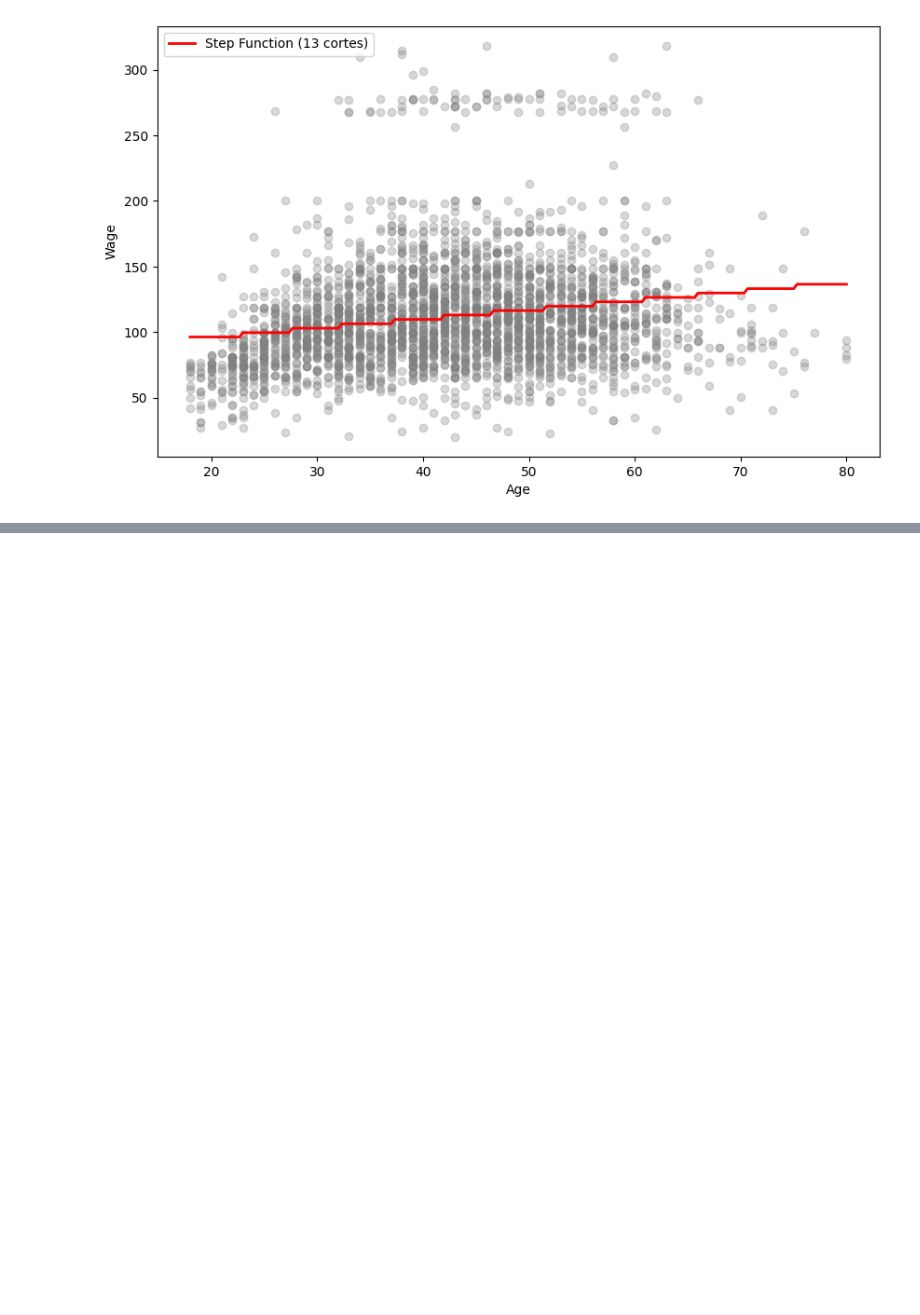
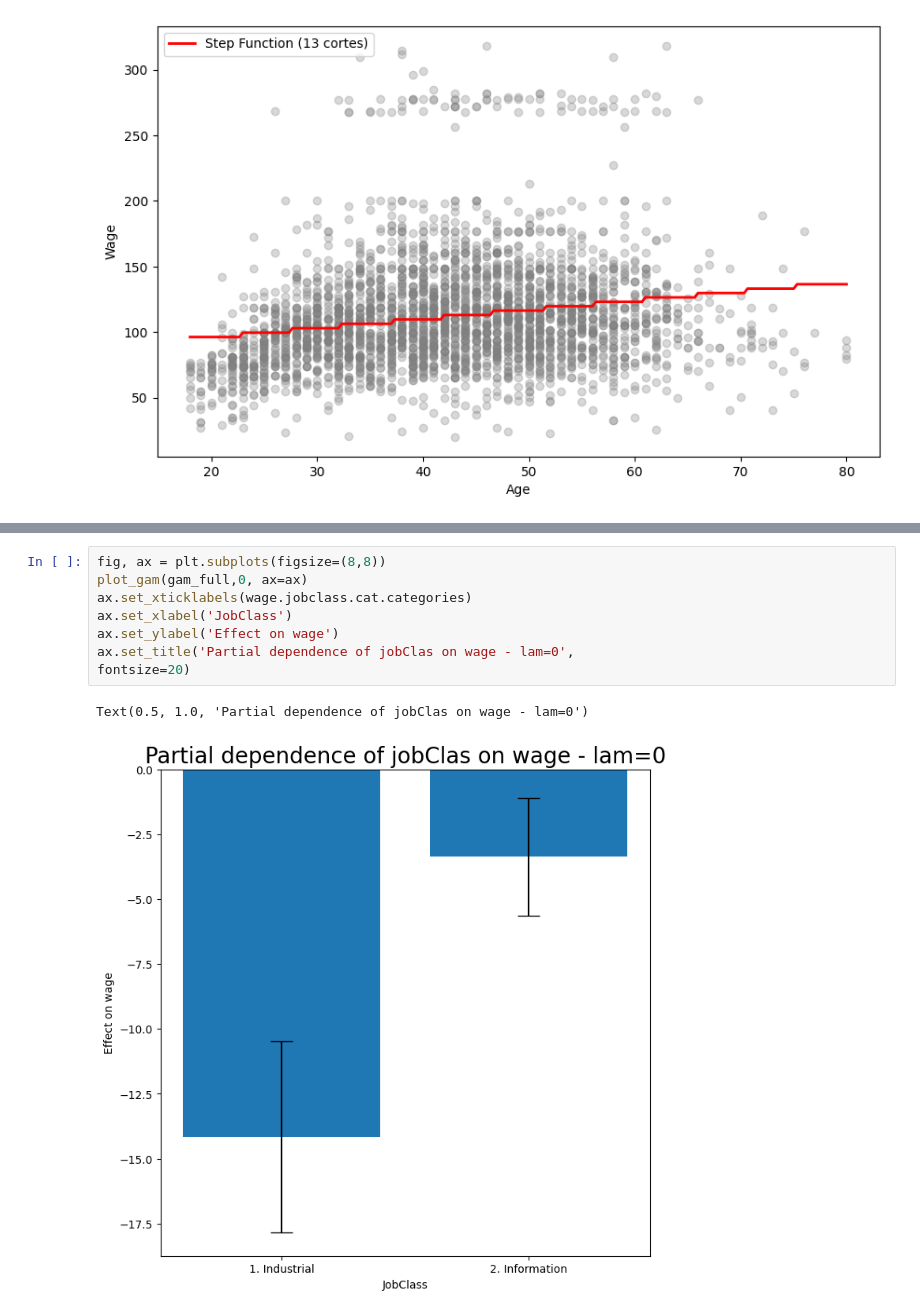
Before and after one commit to chuancao26/islp, a Jupyter notebook: nonLinearExercices.ipynb, the cells around one changed output, grey strips where cells are left out. Drawn from its saved outputs; the diff is of its cells as text; blank space fills up the shorter version.

```diff
--- a/nonLinearExercices.ipynb
+++ b/nonLinearExercices.ipynb
@@ -457,0 +575,11 @@ MSE mínimo: 1676.3553
+# %%
+fig, ax = plt.subplots(figsize=(8,8))
+plot_gam(gam_full,0, ax=ax)
+ax.set_xticklabels(wage.jobclass.cat.categories)
+ax.set_xlabel('JobClass')
+ax.set_ylabel('Effect on wage')
+ax.set_title('Partial dependence of jobClas on wage - lam=0',
+fontsize=20)
+# %% [output]
+Text(0.5, 1.0, 'Partial dependence of jobClas on wage - lam=0')
+[figure, added]
```
Also changed, not shown: parts of 15 cells of this notebook.
